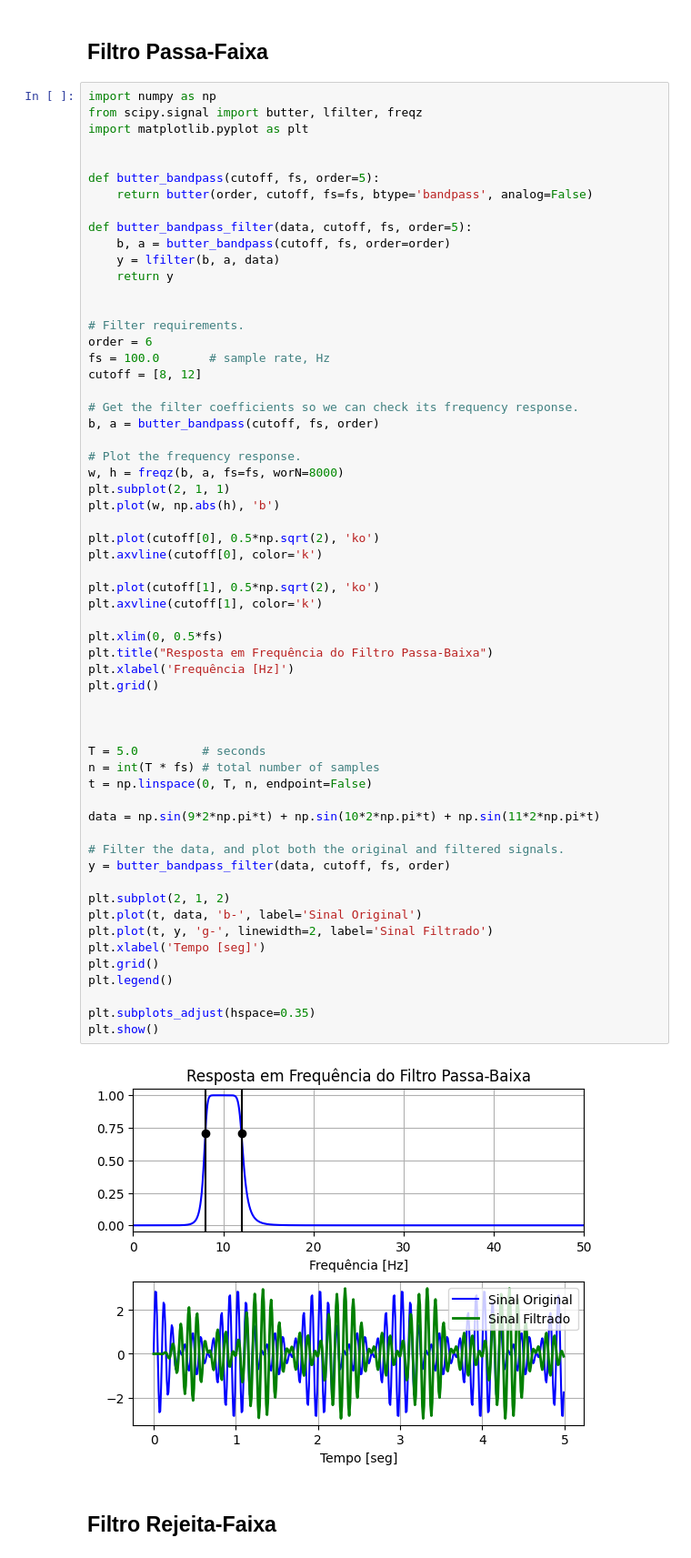
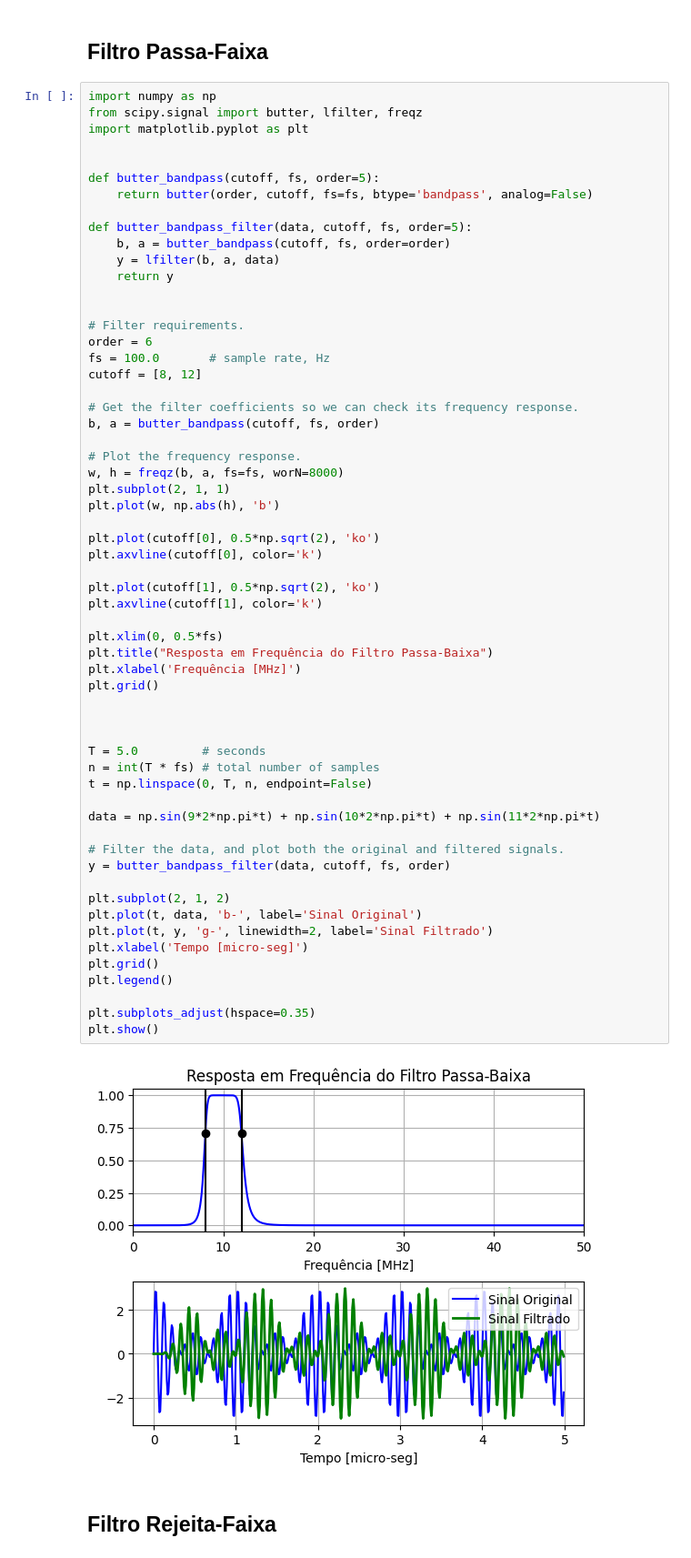
Before and after one commit to pedro-varela1/Lab_Com_Files, a Jupyter notebook: filtros_LABCOM2.ipynb, the cells around one changed output. Shown: that part at 91% size. Saved outputs shown, nothing was run; the diff lists cells and outputs as text.

```diff
--- a/filtros_LABCOM2.ipynb
+++ b/filtros_LABCOM2.ipynb
@@ -146,36 +146,36 @@ plt.plot(w, np.abs(h), 'b')
 plt.plot(cutoff[0], 0.5*np.sqrt(2), 'ko')
 plt.axvline(cutoff[0], color='k')
 
 plt.plot(cutoff[1], 0.5*np.sqrt(2), 'ko')
 plt.axvline(cutoff[1], color='k')
 
 plt.xlim(0, 0.5*fs)
 plt.title("Resposta em Frequência do Filtro Passa-Baixa")
-plt.xlabel('Frequência [Hz]')
+plt.xlabel('Frequência [MHz]')
 plt.grid()
 
 
 
 T = 5.0         # seconds
 n = int(T * fs) # total number of samples
 t = np.linspace(0, T, n, endpoint=False)
 
 data = np.sin(9*2*np.pi*t) + np.sin(10*2*np.pi*t) + np.sin(11*2*np.pi*t)
 
 # Filter the data, and plot both the original and filtered signals.
 y = butter_bandpass_filter(data, cutoff, fs, order)
 
 plt.subplot(2, 1, 2)
 plt.plot(t, data, 'b-', label='Sinal Original')
 plt.plot(t, y, 'g-', linewidth=2, label='Sinal Filtrado')
-plt.xlabel('Tempo [seg]')
+plt.xlabel('Tempo [micro-seg]')
 plt.grid()
 plt.legend()
 
 plt.subplots_adjust(hspace=0.35)
 plt.show()
 # %% [output]
-[figure, old version]
+[figure, new version]
 # %% [markdown]
 ## Filtro Rejeita-Faixa
 # %%
```
Also changed, not shown: parts of 3 cells of this notebook.
